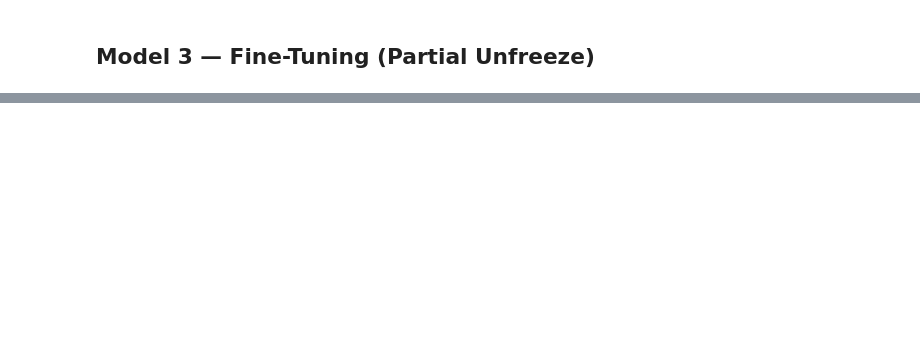
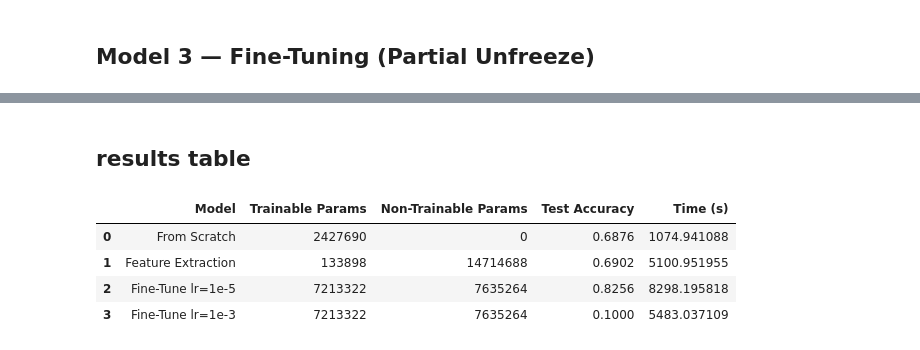
Before and after one commit to merehan123/cifar10-cnn-supervised-learning, a Jupyter notebook: notebooks/task6_transfer_learning.ipynb, the cells around one changed output, grey strips where cells are left out. Saved outputs shown, nothing was run; the diff lists cells and outputs as text; code cells hidden in the pictures; blank space fills up the shorter version.

```diff
--- a/notebooks/task6_transfer_learning.ipynb
+++ b/notebooks/task6_transfer_learning.ipynb
@@ -136,0 +197,8 @@ Test Acc: 0.6905 | Test Loss: 0.9018 | Time:6354.4s
+# %%
+from tensorflow.keras.applications import VGG16
+
+base_model4 = VGG16(
+    weights='imagenet',
+    include_top=False,
+    input_shape=(48, 48, 3)
+)
@@ -136,0 +238,30 @@ Test Acc: 0.6905 | Test Loss: 0.9018 | Time:6354.4s
+# %% [markdown]
+## results table
+# %%
+import pandas as pd
+
+results = pd.DataFrame({
+    "Model": ["From Scratch", "Feature Extraction", "Fine-Tune lr=1e-5", "Fine-Tune lr=1e-3"],
+    "Trainable Params": [
+        model1.count_params(),
+        sum([tf.keras.backend.count_params(w) for w in model2.trainable_weights]),
+        sum([tf.keras.backend.count_params(w) for w in model3.trainable_weights]),
+        sum([tf.keras.backend.count_params(w) for w in model4.trainable_weights])
+    ],
+    "Non-Trainable Params": [
+        0,
+        sum([tf.keras.backend.count_params(w) for w in model2.non_trainable_weights]),
+        sum([tf.keras.backend.count_params(w) for w in model3.non_trainable_weights]),
+        sum([tf.keras.backend.count_params(w) for w in model4.non_trainable_weights])
+    ],
+    "Test Accuracy": [acc1, acc2, acc3, acc4],
+    "Time (s)": [time1, time2, time3, time4]
+})
+
+results
+# %% [output]
+|  | Model | Trainable Params | Non-Trainable Params | Test Accuracy | Time (s) |
+| 0 | From Scratch | 2427690 | 0 | 0.6876 | 1074.941088 |
+| 1 | Feature Extraction | 133898 | 14714688 | 0.6902 | 5100.951955 |
+| 2 | Fine-Tune lr=1e-5 | 7213322 | 7635264 | 0.8256 | 8298.195818 |
+| 3 | Fine-Tune lr=1e-3 | 7213322 | 7635264 | 0.1000 | 5483.037109 |
```
Also changed, not shown: parts of 24 cells of this notebook.
